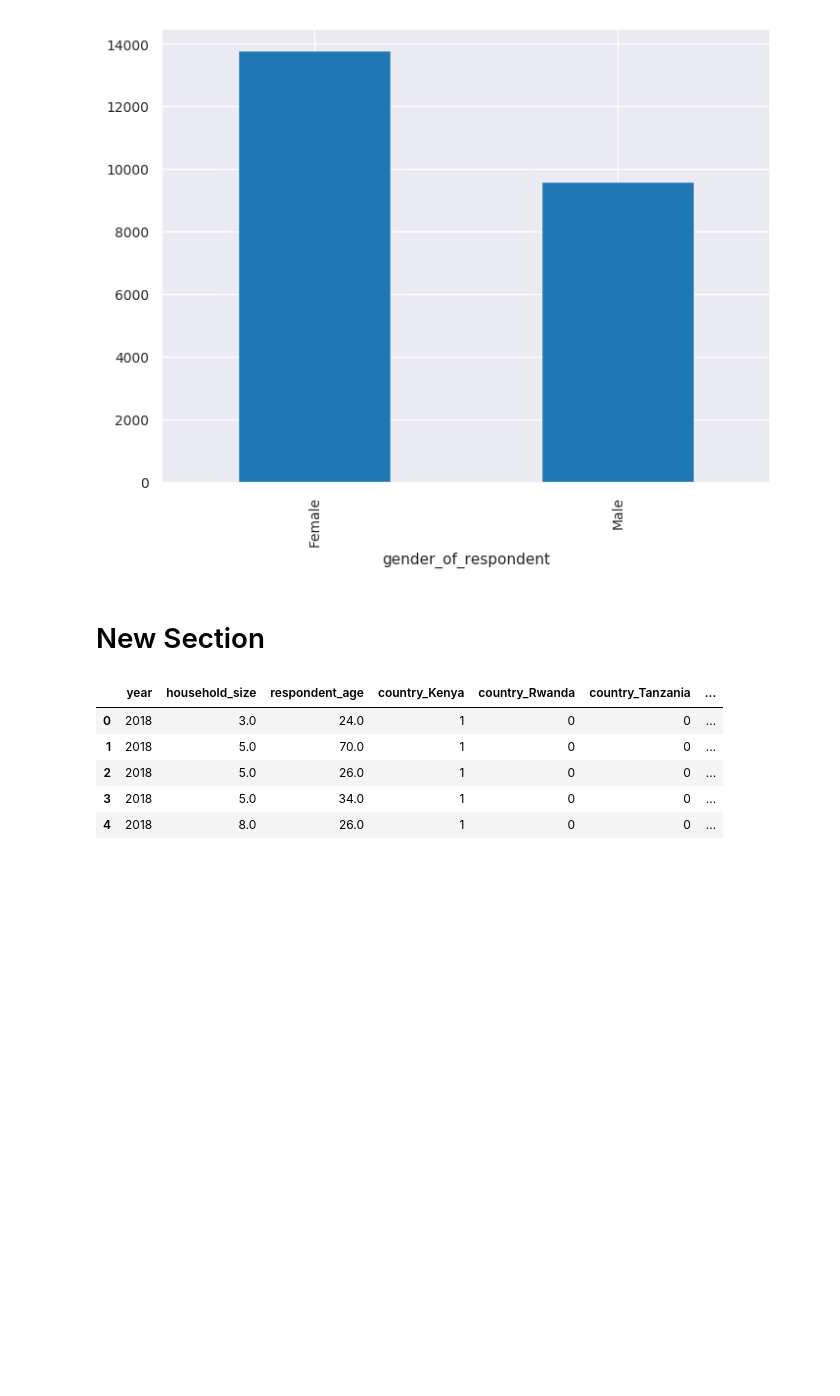
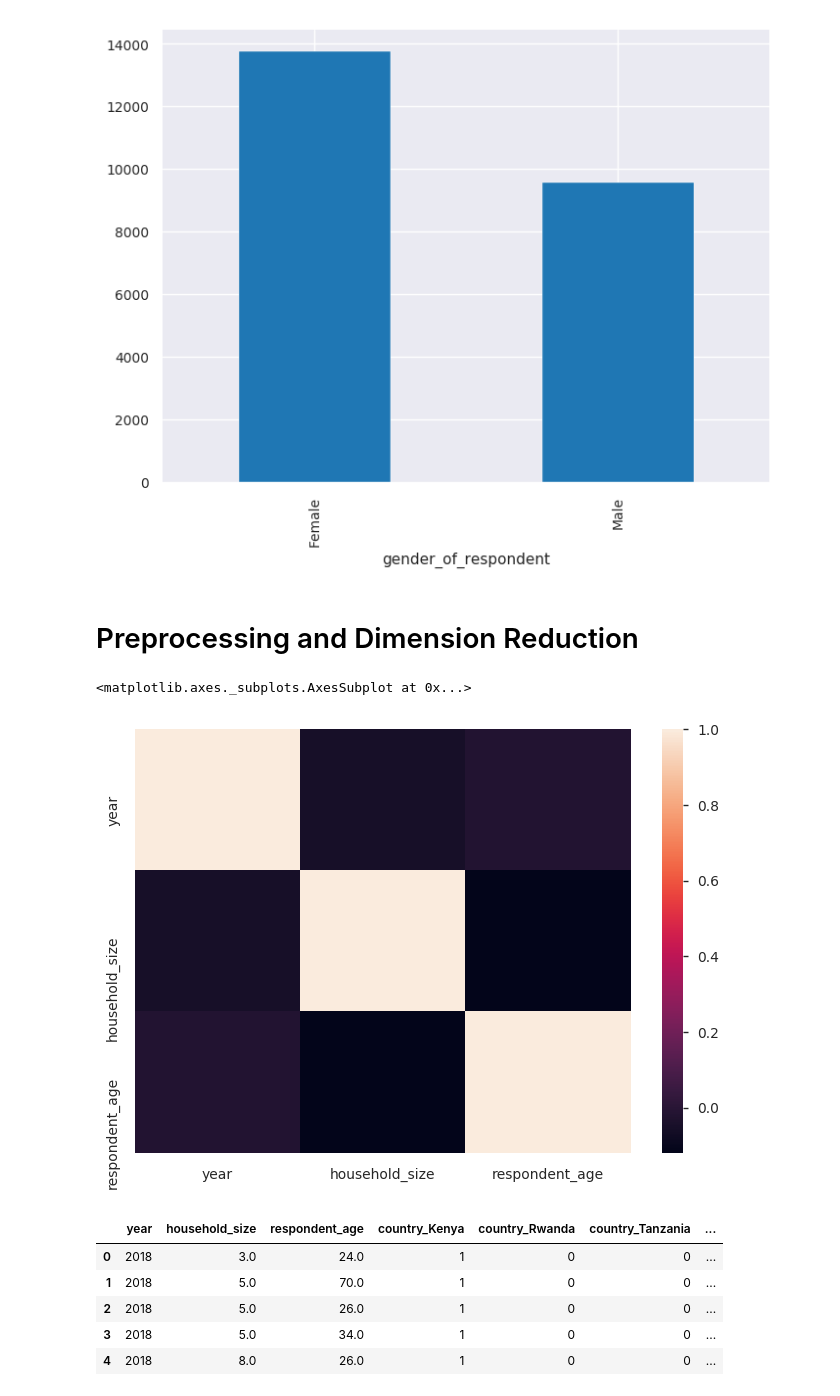
Before and after one commit to LucilleKaleha/Moringa_Data_Science_Core_W1_IP_2019_08, a Jupyter notebook: Moringa_Data_Science_W6_Independent_Project_2019_08_Lucille_Kaleha_Python_Notebook.ipynb, the cells around one changed output. Cells and saved outputs as stored; diff of their text form; code cells hidden in the pictures; blank space fills up the shorter version.

```diff
--- a/Moringa_Data_Science_W6_Independent_Project_2019_08_Lucille_Kaleha_Python_Notebook.ipynb
+++ b/Moringa_Data_Science_W6_Independent_Project_2019_08_Lucille_Kaleha_Python_Notebook.ipynb
@@ -240,10 +242,16 @@ plt.show()
 # %% [output]
 [figure]
-# %% [markdown]
-# New Section
+# %% [markdown]
+# Preprocessing and Dimension Reduction
 # %%
 x = fin.drop('has_a_bank_account', 1)
 y = fin['has_a_bank_account']
+# %%
+# Mapping the Correlation in the dataframe x
+sns.heatmap(x.corr())
+# %% [output]
+<matplotlib.axes._subplots.AxesSubplot at 0x...>
+[figure, added]
 # %%
 # Encoding the categorical columns
 x = pd.get_dummies(x)
```
Also changed, not shown: parts of 38 cells of this notebook.
